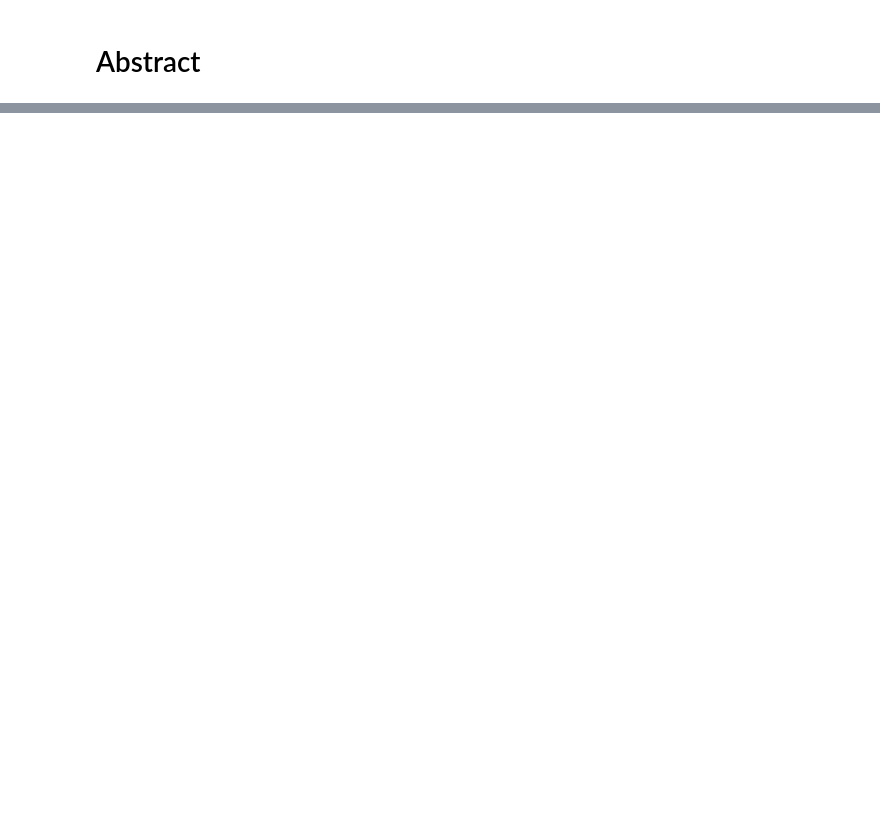
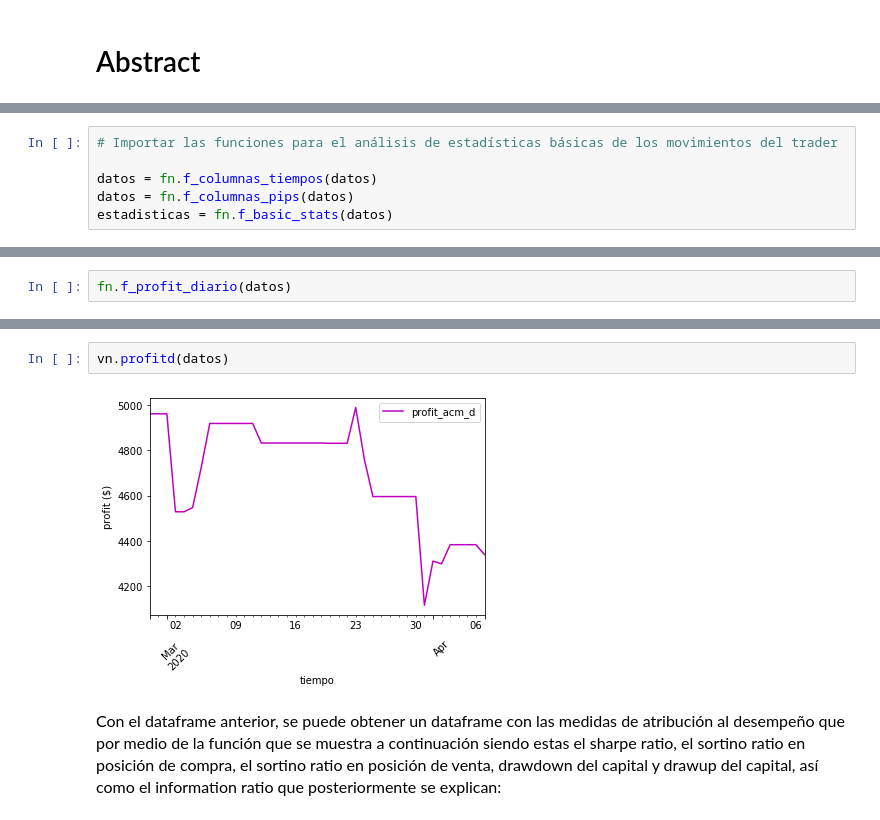
Before and after one commit to ferpinedot/LAB_2_MFPT, a Jupyter notebook: Laboratorio2_MFPT.ipynb, the cells around one changed output, grey strips where cells are left out. Saved outputs shown, nothing was run; the diff lists cells and outputs as text; blank space fills up the shorter version.

```diff
--- a/Laboratorio2_MFPT.ipynb
+++ b/Laboratorio2_MFPT.ipynb
@@ -33,0 +79,6 @@ datos
+# %%
+# Importar las funciones para el análisis de estadísticas básicas de los movimientos del trader
+
+datos = fn.f_columnas_tiempos(datos)
+datos = fn.f_columnas_pips(datos)
+estadisticas = fn.f_basic_stats(datos)
@@ -33,0 +340,2 @@ datos
+# %%
+fn.f_profit_diario(datos)
@@ -33,0 +360,7 @@ datos
+# %%
+vn.profitd(datos)
+# %% [output]
+[figure, added]
+# %% [markdown]
+<font size = 3> Con el dataframe anterior, se puede obtener un dataframe con las medidas de atribución al desempeño que por medio de la función que se muestra a continuación siendo estas el sharpe ratio, el sortino ratio en posición de compra, el sortino ratio en posición de venta, drawdown del capital y drawup del capital, así como el information ratio que posteriormente se explican:
+</font>
```
Also changed, not shown: parts of 47 cells of this notebook.
